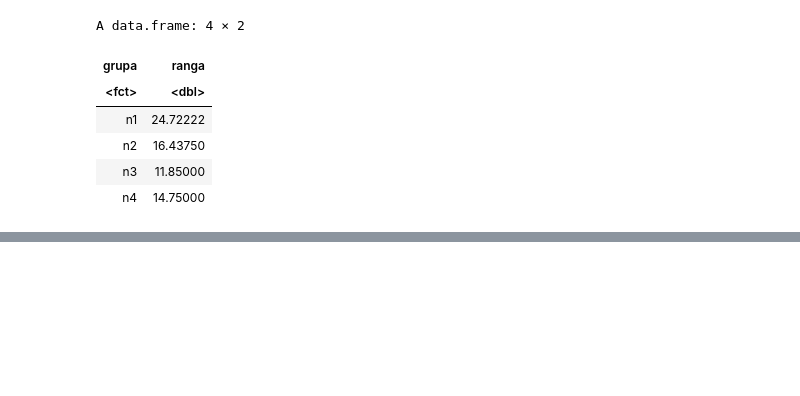
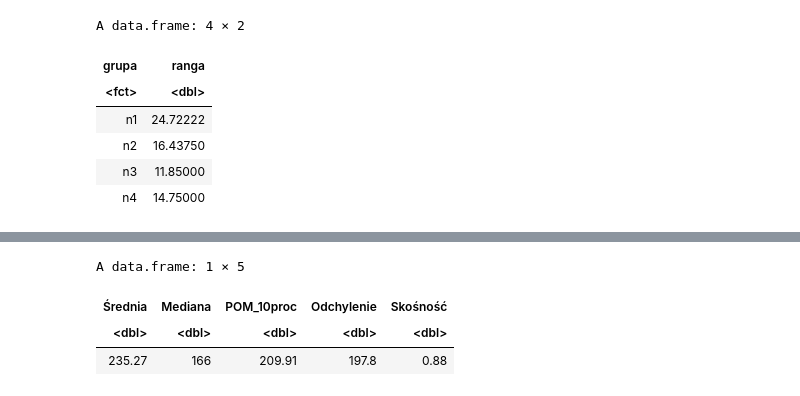
Before and after one commit to Kotmin/R-Planowanie-Eksperymentu, a Jupyter notebook: Zadania.ipynb, the cells around one changed output, grey strips where cells are left out. Cells and saved outputs as stored; diff of their text form; code cells hidden in the pictures; blank space fills up the shorter version.

```diff
--- a/Zadania.ipynb
+++ b/Zadania.ipynb
@@ -438,0 +529,28 @@ Co potwierdza wynik testu Kruskala-Wallisa oraz jego interpretację z części [
+# %%
+# POM
+
+srednia <- mean(x)
+mediana <- median(x)
+wariancja <- var(x)
+odchylenie <- sd(x)
+
+
+library(e1071)
+skosnosc <- skewness(x)
+
+
+pom <- mean(x, trim = 0.1)
+
+
+data.frame(
+  Średnia = round(srednia, 2),
+  Mediana = round(mediana, 2),
+  POM_10proc = round(pom, 2),
+  Odchylenie = round(odchylenie, 2),
+  Skośność = round(skosnosc, 2)
+)
+# %% [output]
+A data.frame: 1 × 5
+| Średnia | Mediana | POM_10proc | Odchylenie | Skośność |
+| <dbl> | <dbl> | <dbl> | <dbl> | <dbl> |
+| 235.27 | 166 | 209.91 | 197.8 | 0.88 |
```
Also changed, not shown: parts of 38 cells of this notebook, 1 other file.
